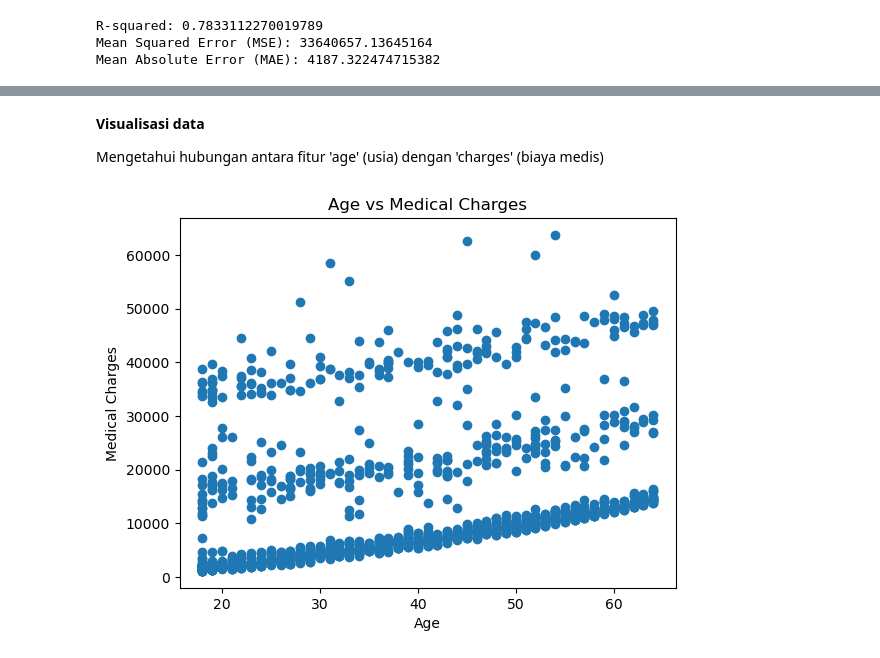
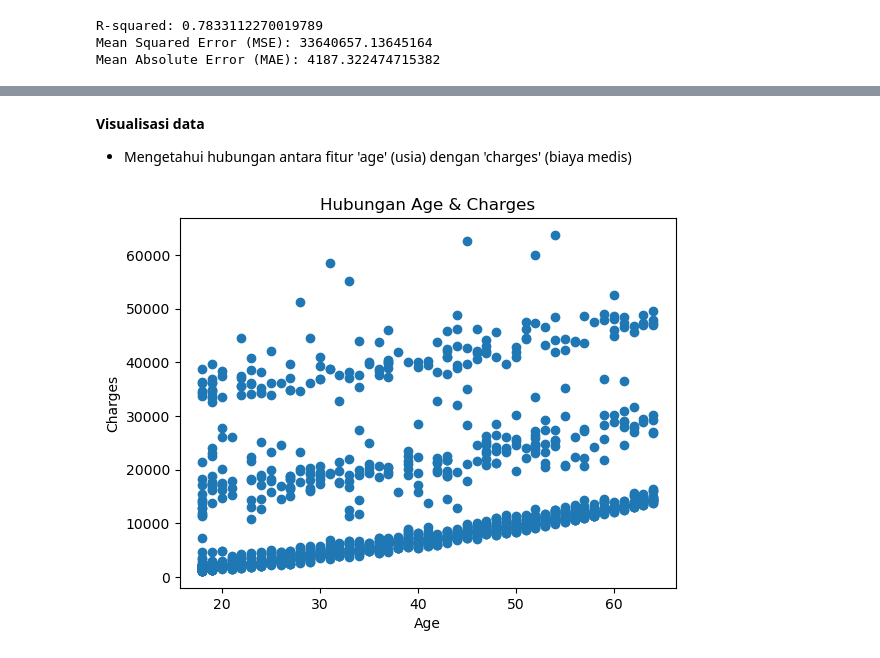
Before and after one commit to WulanMPF/ML_Wulan-Maulidya_27, a Jupyter notebook: Jobsheet 3 (Regresi)/Tugas.ipynb, the cells around one changed output, grey strips where cells are left out. Saved outputs shown, nothing was run; the diff lists cells and outputs as text; code cells hidden in the pictures.

```diff
--- a/Jobsheet 3 (Regresi)/Tugas.ipynb
+++ b/Jobsheet 3 (Regresi)/Tugas.ipynb
@@ -47,8 +47,7 @@ from sklearn.preprocessing import LabelEncoder
 data = pd.read_csv('insurance.csv')
 
 # Seleksi Fitur
-data = data[
-    ['age', 'bmi', 'children', 'smoker', 'region', 'charges']]
+data = data[['age', 'bmi', 'children', 'smoker', 'region', 'charges']]
 
 data.head()
 # %% [output]
@@ -250,15 +306,15 @@ Mean Absolute Error (MAE): 4187.322474715382
 # %% [markdown]
 **Visualisasi data**
 
-Mengetahui hubungan antara fitur 'age' (usia) dengan 'charges' (biaya medis)
+* Mengetahui hubungan antara fitur 'age' (usia) dengan 'charges' (biaya medis)
 # %%
 import matplotlib.pyplot as plt
 
 # Scatter plot antara umur dan biaya medis
 plt.scatter(X['age'], y)
 plt.xlabel('Age')
-plt.ylabel('Medical Charges')
-plt.title('Age vs Medical Charges')
+plt.ylabel('Charges')
+plt.title('Hubungan Age & Charges')
 plt.show()
 # %% [output]
-[figure, old version]
+[figure, new version]
```
Also changed, not shown: parts of 13 cells of this notebook.
